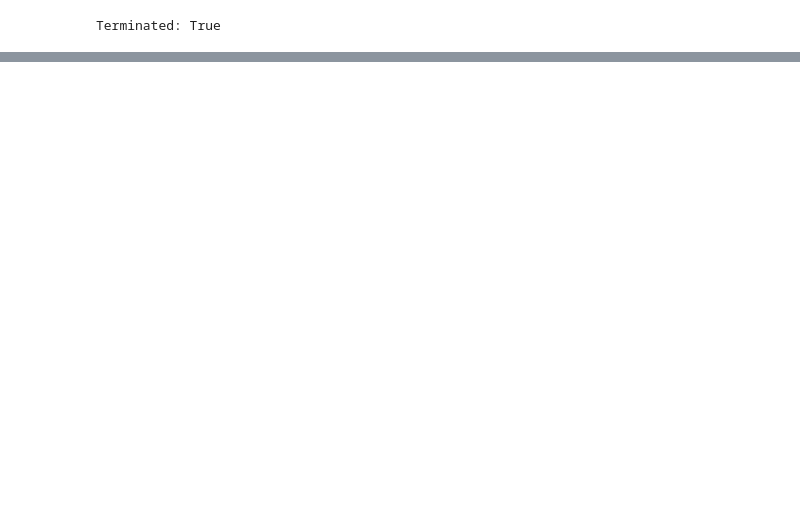
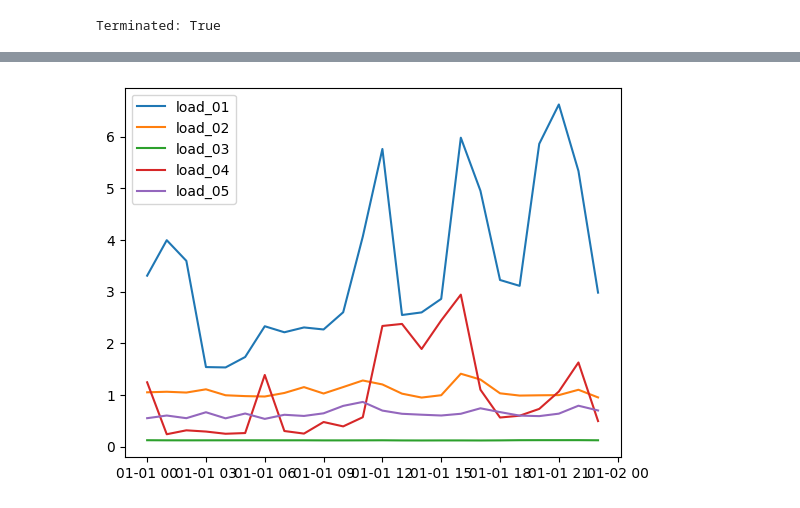
Before and after one commit to ECGomes/pyecom, a Jupyter notebook: notebooks/scenarios/sequential_testing/sequential_rl_v0.ipynb, the cells around one changed output, grey strips where cells are left out. Drawn from its saved outputs; the diff is of its cells as text; code cells hidden in the pictures; blank space fills up the shorter version.

```diff
--- a/notebooks/scenarios/sequential_testing/sequential_rl_v0.ipynb
+++ b/notebooks/scenarios/sequential_testing/sequential_rl_v0.ipynb
@@ -335,3 +453,15 @@ plt.show()
+# %%
+# Plot the load values
+
+plt.figure()
+
+for i in range(5):
+    plt.plot(test_env.loads[i].value)
+
+plt.legend(['load_{:02d}'.format(i+1) for i in range(5)])
+plt.show()
+# %% [output]
+[figure, added]
 # %%
 # Check imports and exports
 
```
Also changed, not shown: parts of 30 cells of this notebook, 7 other files.
